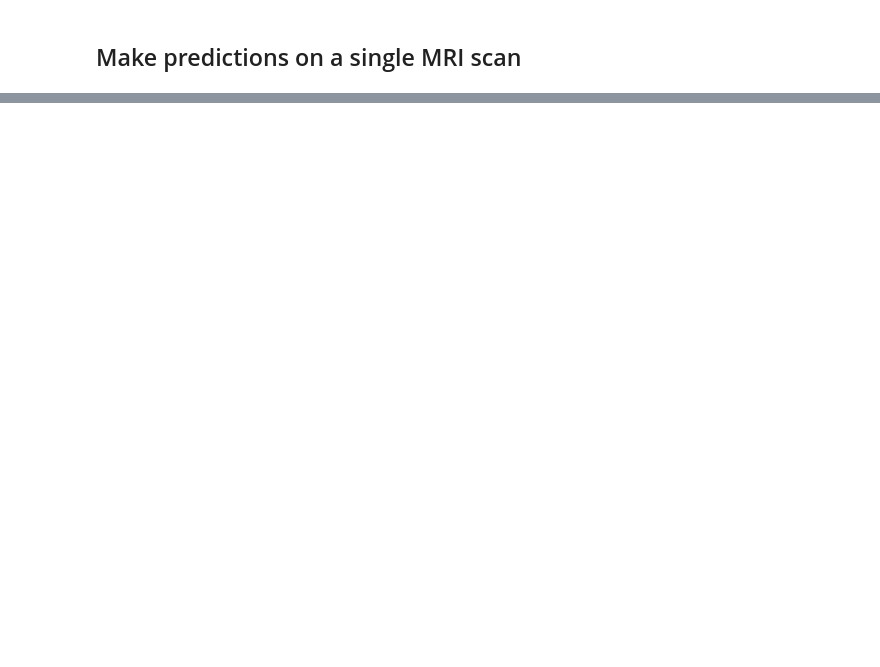
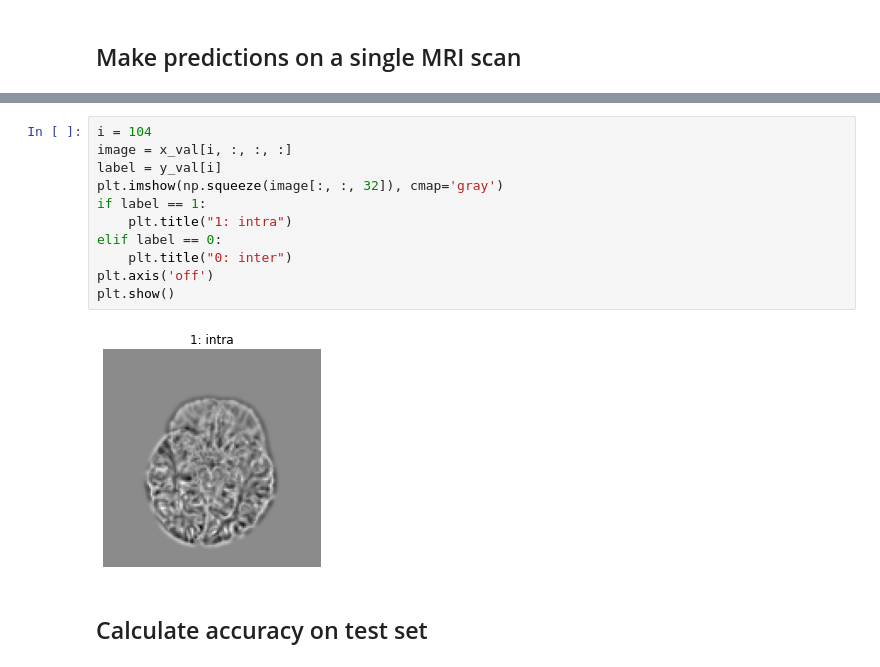
Before and after one commit to Andjelaaaa/3D-image-classification-tutorial, a Jupyter notebook: 3D_image_classification.ipynb, the cells around one changed output, grey strips where cells are left out. Drawn from its saved outputs; the diff is of its cells as text; blank space fills up the shorter version.

```diff
--- a/3D_image_classification.ipynb
+++ b/3D_image_classification.ipynb
@@ -500,0 +528,15 @@ print(f"Accuracy: {accuracy_percentage:.2f}% ({correct_predictions}/{x_val.shape
+# %%
+i = 104
+image = x_val[i, :, :, :]
+label = y_val[i]
+plt.imshow(np.squeeze(image[:, :, 32]), cmap='gray')
+if label == 1:
+    plt.title("1: intra")
+elif label == 0:
+    plt.title("0: inter")
+plt.axis('off')
+plt.show()
+# %% [output]
+[figure, added]
+# %% [markdown]
+## Calculate accuracy on test set
```
Also changed, not shown: parts of 13 cells of this notebook.
